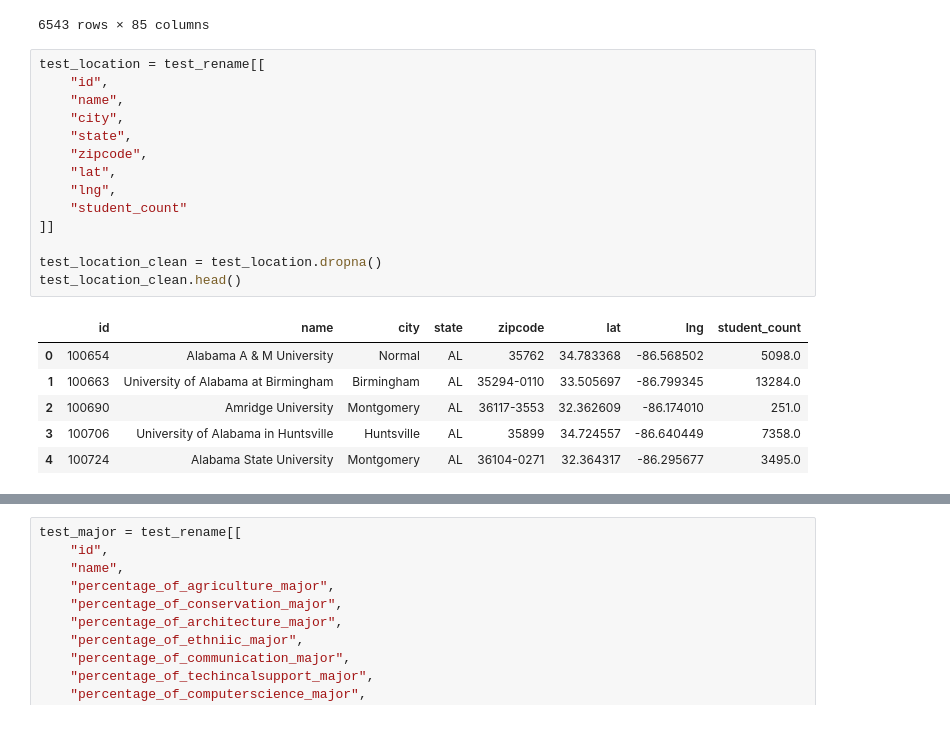
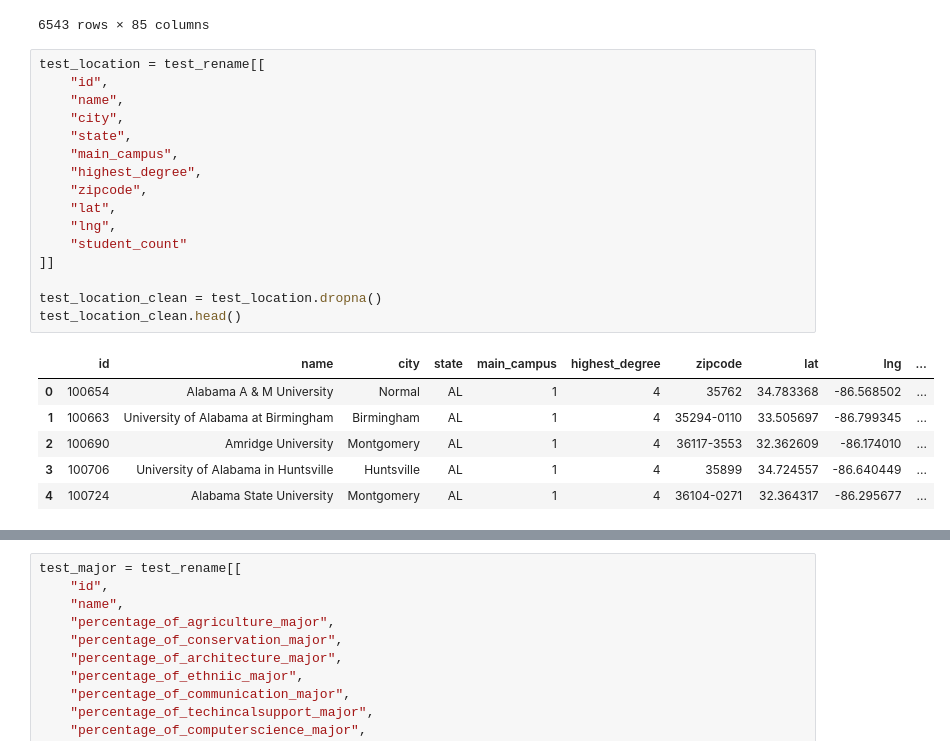
Before and after one commit to Wook22/Education_Institution_Data_Analysis, a Jupyter notebook: test_code.ipynb, the cells around one changed output, grey strips where cells are left out. Saved outputs shown, nothing was run; the diff lists cells and outputs as text.

```diff
--- a/test_code.ipynb
+++ b/test_code.ipynb
@@ -291,22 +294,24 @@ test_rename
 # %%
 test_location = test_rename[[
     "id",
     "name",
     "city",
     "state",
+    "main_campus",
+    "highest_degree",
     "zipcode",
     "lat",
     "lng",
     "student_count"
 ]]
 
 test_location_clean = test_location.dropna()
 test_location_clean.head()
 # %% [output]
-|  | id | name | city | state | zipcode | lat | lng | student_count |
-| 0 | 100654 | Alabama A & M University | Normal | AL | 35762 | 34.783368 | -86.568502 | 5098.0 |
-| 1 | 100663 | University of Alabama at Birmingham | Birmingham | AL | 35294-0110 | 33.505697 | -86.799345 | 13284.0 |
-| 2 | 100690 | Amridge University | Montgomery | AL | 36117-3553 | 32.362609 | -86.174010 | 251.0 |
-| 3 | 100706 | University of Alabama in Huntsville | Huntsville | AL | 35899 | 34.724557 | -86.640449 | 7358.0 |
-| 4 | 100724 | Alabama State University | Montgomery | AL | 36104-0271 | 32.364317 | -86.295677 | 3495.0 |
+|  | id | name | city | state | main_campus | highest_degree | zipcode | lat | lng | ... |
+| 0 | 100654 | Alabama A & M University | Normal | AL | 1 | 4 | 35762 | 34.783368 | -86.568502 | ... |
+| 1 | 100663 | University of Alabama at Birmingham | Birmingham | AL | 1 | 4 | 35294-0110 | 33.505697 | -86.799345 | ... |
+| 2 | 100690 | Amridge University | Montgomery | AL | 1 | 4 | 36117-3553 | 32.362609 | -86.174010 | ... |
+| 3 | 100706 | University of Alabama in Huntsville | Huntsville | AL | 1 | 4 | 35899 | 34.724557 | -86.640449 | ... |
+| 4 | 100724 | Alabama State University | Montgomery | AL | 1 | 4 | 36104-0271 | 32.364317 | -86.295677 | ... |
 # %%
```
Also changed, not shown: parts of 4 cells of this notebook, 1 other file.
